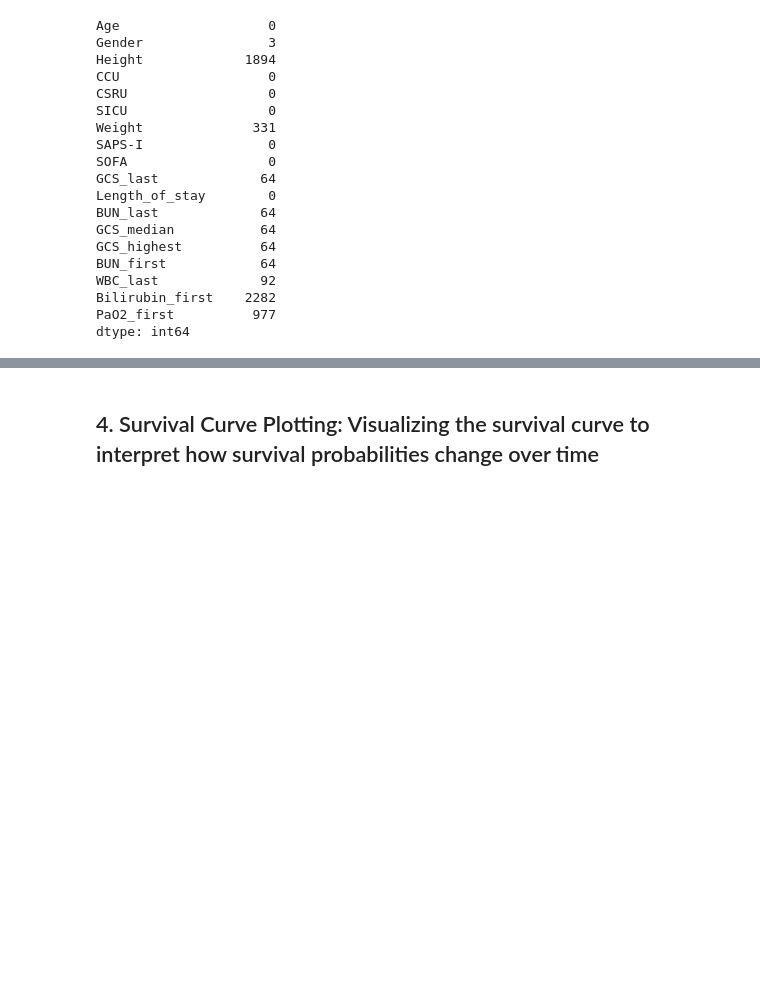
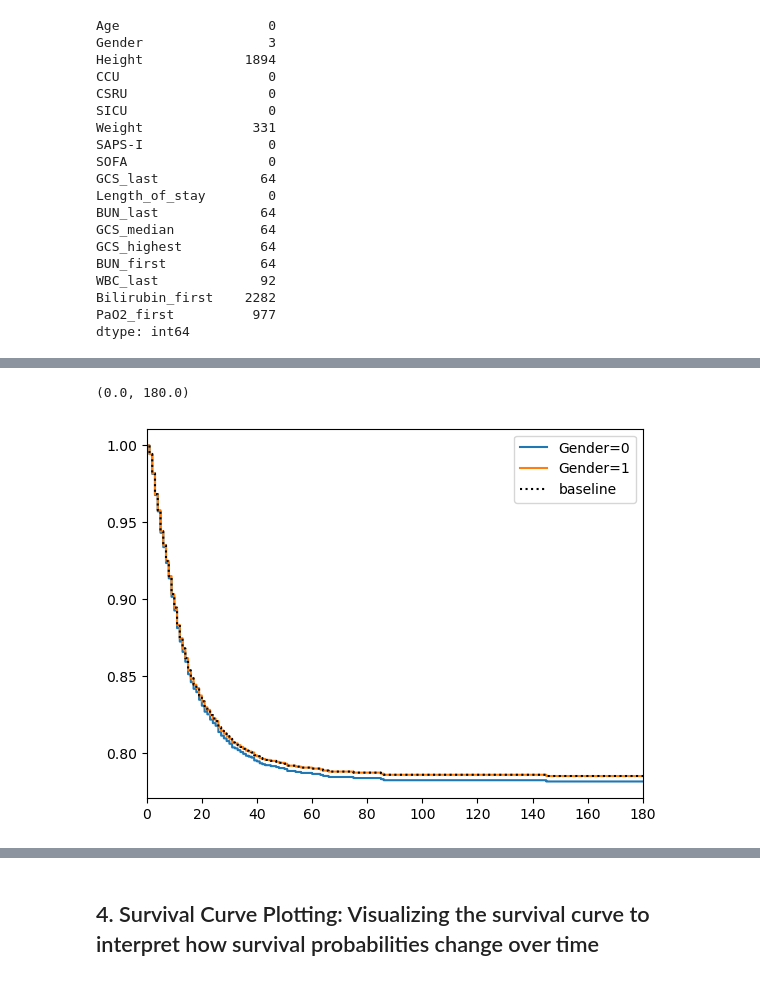
Before and after one commit to phidesigner/ICU_predict_prob, a Jupyter notebook: 03_ICU_Survival_Cox_RF_Notebook copy.ipynb, the cells around one changed output, grey strips where cells are left out. Saved outputs shown, nothing was run; the diff lists cells and outputs as text; code cells hidden in the pictures; blank space fills up the shorter version.

```diff
--- a/03_ICU_Survival_Cox_RF_Notebook copy.ipynb
+++ b/03_ICU_Survival_Cox_RF_Notebook copy.ipynb
@@ -119,0 +92,16 @@ Implementing the Kaplan-Meier method to estimate survival probabilities over tim
+# %%
+# Adjusting the threshold for missingness to 50%
+threshold = 0.3 * len(ICU_df)
+
+# Identifying variables to exclude based on the new threshold
+variables_to_exclude = missing_values[missing_values > threshold].index.tolist()
+
+# Dropping these variables
+ICU_df_cleaned = ICU_df.drop(columns=variables_to_exclude)
+
+# Imputing remaining missing values using mean imputation
+imputer = SimpleImputer(strategy='mean')
+ICU_cleaned_imputed = pd.DataFrame(imputer.fit_transform(ICU_df_cleaned), columns=ICU_df_cleaned.columns)
+
+# Checking the shape of the cleaned and imputed dataset
+ICU_cleaned_imputed.shape
@@ -119,0 +110,3 @@ Implementing the Kaplan-Meier method to estimate survival probabilities over tim
+# %%
+selected_covariates = [covariate for covariate in selected_covariates if covariate not in variables_to_exclude]
+selected_covariates
@@ -119,0 +129,3 @@ Implementing the Kaplan-Meier method to estimate survival probabilities over tim
+# %%
+ICU_cox = ICU_cleaned_imputed[selected_covariates + ['Survival', 'In-hospital_death']].copy()
+ICU_cox.head()
@@ -119,0 +141,9 @@ Implementing the Kaplan-Meier method to estimate survival probabilities over tim
+# %%
+# Creating the Cox Proportional Hazards model
+cph = CoxPHFitter()
+
+# 'Survival' is the duration and 'In-hospital_death' is the event indicator
+cph.fit(ICU_cox, duration_col='Survival', event_col='In-hospital_death')
+
+# Display the model summary
+cph.print_summary()
@@ -119,0 +179,6 @@ Implementing the Kaplan-Meier method to estimate survival probabilities over tim
+# %%
+cph.plot_covariate_groups('Gender', values=[0, 1]);
+plt.xlim(0, 180)
+# %% [output]
+(0.0, 180.0)
+[figure, added]
```
Also changed, not shown: parts of 11 cells of this notebook, 1 other file.
